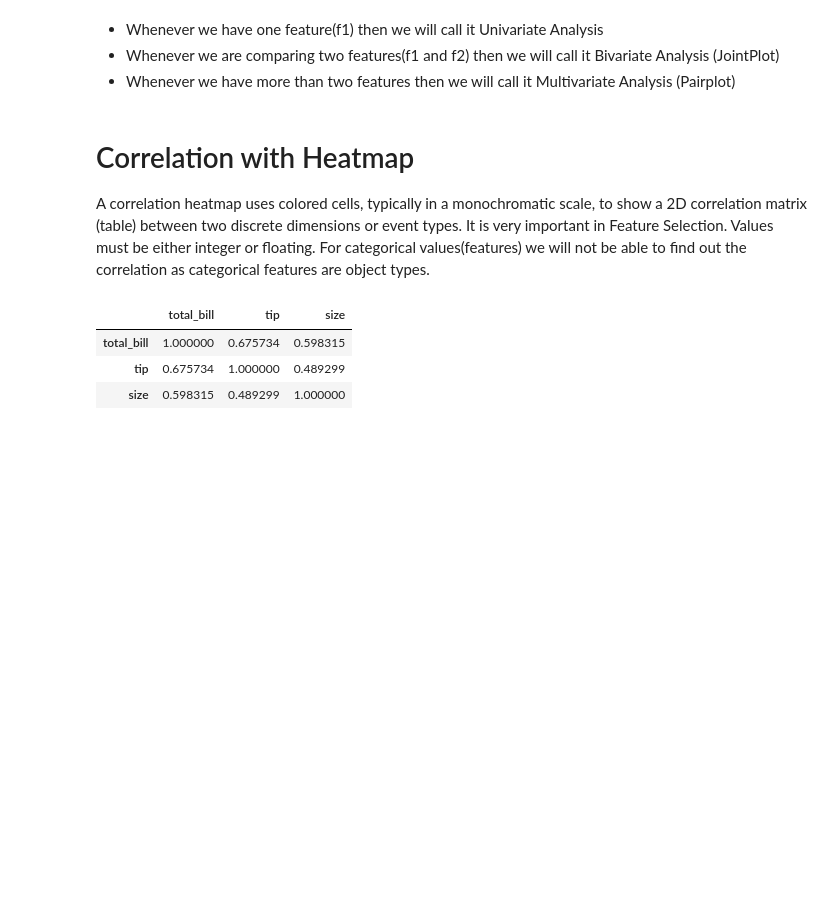
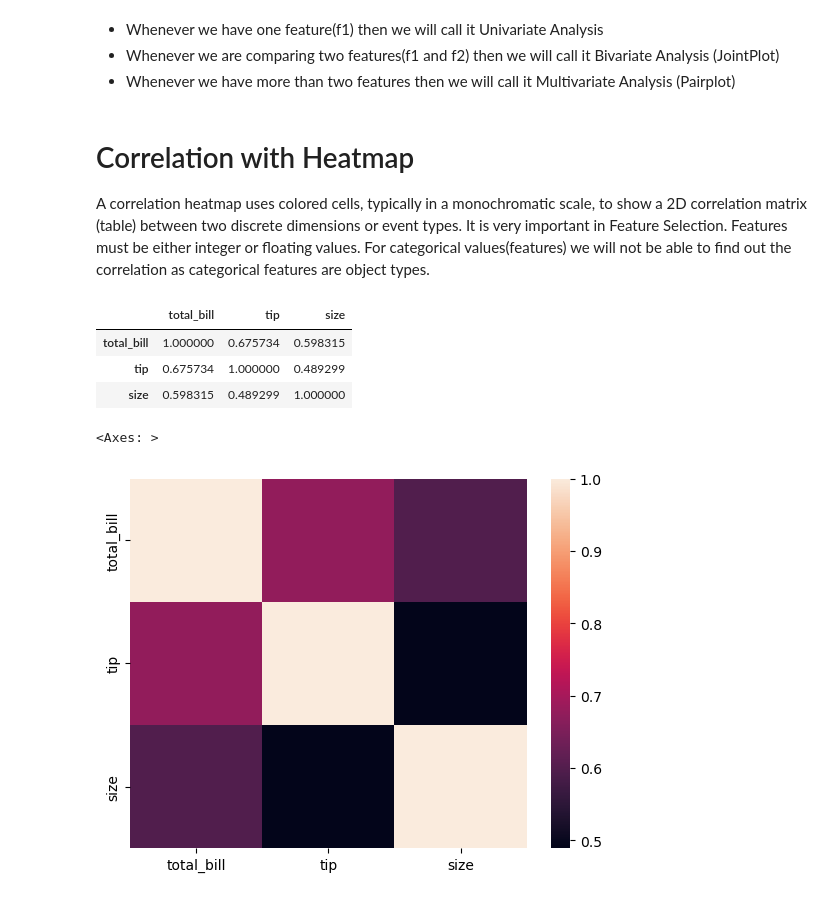
Before and after one commit to Engg-Abhinav/Python-Libraries, a Jupyter notebook: Python_Tutorial_5.ipynb, the cells around one changed output. Saved outputs shown, nothing was run; the diff lists cells and outputs as text; code cells hidden in the pictures; blank space fills up the shorter version.

```diff
--- a/Python_Tutorial_5.ipynb
+++ b/Python_Tutorial_5.ipynb
@@ -31,6 +44,6 @@ df.head()
 # %% [markdown]
 # Correlation with Heatmap
 
-A correlation heatmap uses colored cells, typically in a monochromatic scale, to show a 2D correlation matrix (table) between two discrete dimensions or event types. It is very important in Feature Selection. Values must be either integer or floating. For categorical values(features) we will not be able to find out the correlation as categorical features are object types.
+A correlation heatmap uses colored cells, typically in a monochromatic scale, to show a 2D correlation matrix (table) between two discrete dimensions or event types. It is very important in Feature Selection. Features must be either integer or floating values. For categorical values(features) we will not be able to find out the correlation as categorical features are object types.
 # %%
 df.corr()
@@ -39,3 +54,8 @@ df.corr()
 | total_bill | 1.000000 | 0.675734 | 0.598315 |
 | tip | 0.675734 | 1.000000 | 0.489299 |
 | size | 0.598315 | 0.489299 | 1.000000 |
+# %%
+sns.heatmap(df.corr(numeric_only=True))
+# %% [output]
+<Axes: >
+[figure, added]
```
Also changed, not shown: parts of 16 cells of this notebook.
